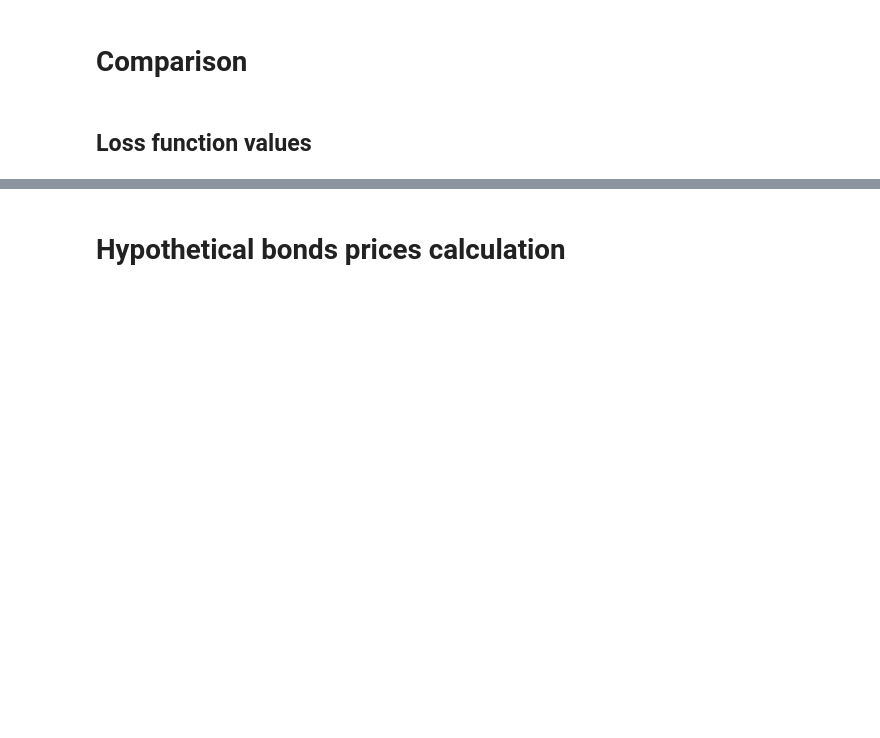
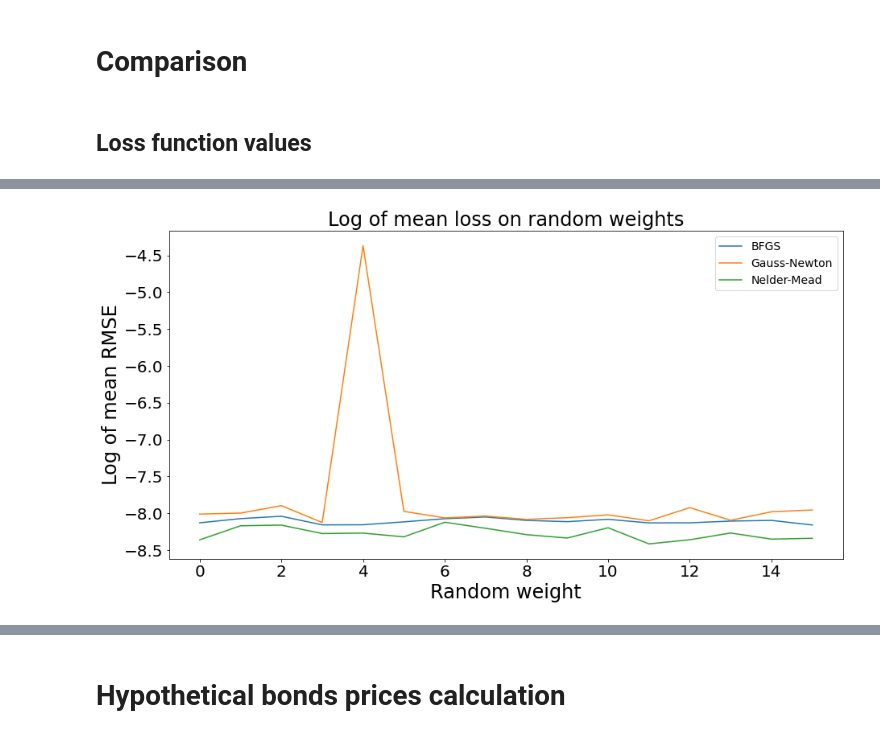
Before and after one commit to andrey-lukyanov/Comparing-numerical-methods-for-term-structure-fitting, a Jupyter notebook: Visualisation.ipynb, the cells around one changed output, grey strips where cells are left out. Cells and saved outputs as stored; diff of their text form; code cells hidden in the pictures; blank space fills up the shorter version.

```diff
--- a/Visualisation.ipynb
+++ b/Visualisation.ipynb
@@ -251,0 +304,15 @@ plt.title('Min/Max loss', fontsize = 24);
+# %%
+plt.figure(figsize = (15,7.5))
+plt.title('Log of mean loss on random weights', fontsize = 24)
+plt.plot(np.log(loss_function_values_df.mean()[0:16].values), label = 'BFGS')
+plt.plot(np.log(loss_function_values_df.mean()[16:32].values), label = 'Gauss-Newton')
+plt.plot(np.log(loss_function_values_df.mean()[32:48].values), label = 'Nelder-Mead')
+#plt.plot(np.log(loss_function_values_df.mean()[48:64].values), label = 'Powell')
+plt.xlabel('Random weight', fontsize = 24)
+plt.ylabel('Log of mean RMSE', fontsize = 24)
+plt.xticks(fontsize = 20)
+plt.yticks(fontsize = 20)
+plt.legend(fontsize = 14);
+plt.savefig('Pictures/RMSE_random.png')
+# %% [output]
+[figure, added]
```
Also changed, not shown: parts of 69 cells of this notebook, 6 other files.
